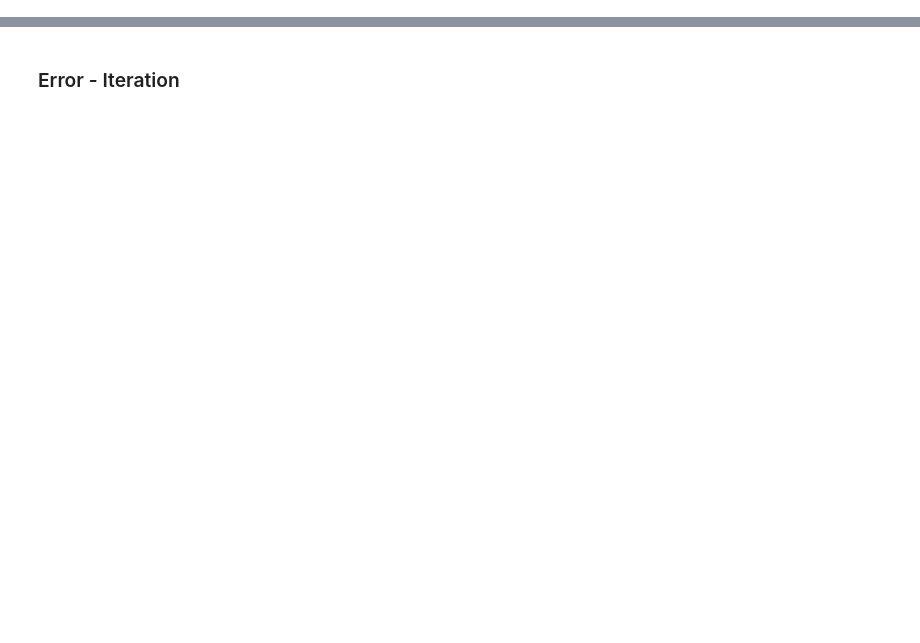
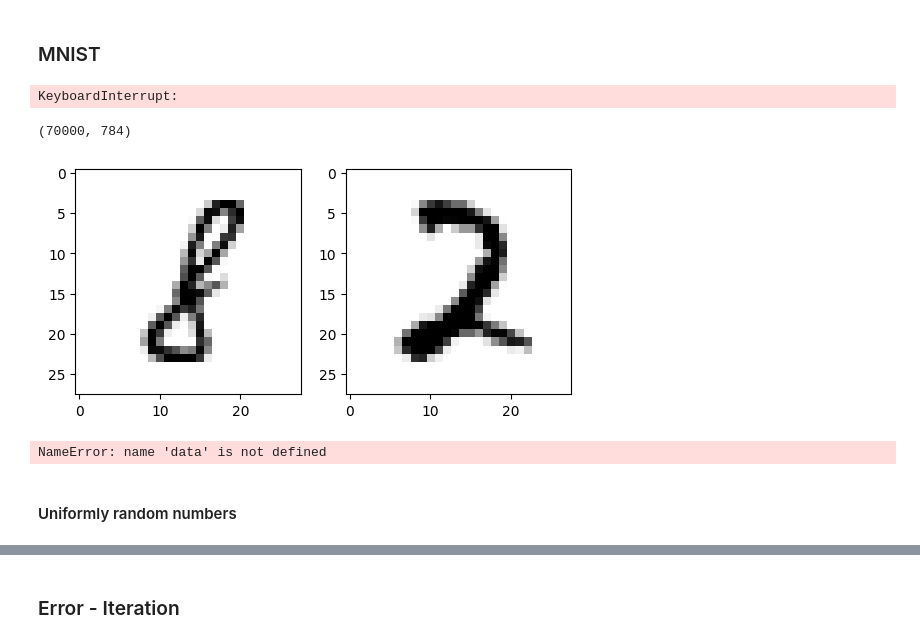
Before and after one commit to tomohisa67/Sparsity-Aware-APDRCD, a Jupyter notebook: plot_apdrcd.ipynb, the cells around one changed output, grey strips where cells are left out. Drawn from its saved outputs; the diff is of its cells as text; code cells hidden in the pictures; blank space fills up the shorter version.

```diff
--- a/plot_apdrcd.ipynb
+++ b/plot_apdrcd.ipynb
@@ -10 +11,41 @@ import matplotlib.pyplot as plt
+# %% [markdown]
+### MNIST
+# %%
+from sklearn.datasets import fetch_openml
+digits = fetch_openml(name='mnist_784', version=1)
+data = digits.data.to_numpy()
+plt.imshow(data[0].reshape(28,28), cmap=plt.cm.gray_r)
+plt.show()
+# %% [output]
+KeyboardInterrupt:
+# %%
+print(data.shape)
+N = data.shape[0]
+tmp = np.arange(N)
+np.random.seed(111)
+np.random.shuffle(tmp)
+i,j = tmp[0:2]
+# %% [output]
+(70000, 784)
+# %%
+plt.subplot(1,2,1)
+plt.imshow(data[i].reshape(28,28), cmap=plt.cm.gray_r)
+plt.subplot(1,2,2)
+plt.imshow(data[j].reshape(28,28), cmap=plt.cm.gray_r)
+plt.show()
+# %% [output]
+[figure, added]
+# %%
+r = data[i]
+l = data[j]
+ns = r.shape[0]
+nt = l.shape[0]
+C = np.zeros((28,28))
+for i in range(28):
+    for j in range(28):
+        C[i][j] = np.abs(i-j)
+# %% [output]
+NameError: name 'data' is not defined
+# %% [markdown]
+#### Uniformly random numbers
 # %%
```
Also changed, not shown: parts of 10 cells of this notebook, 4 other files.
